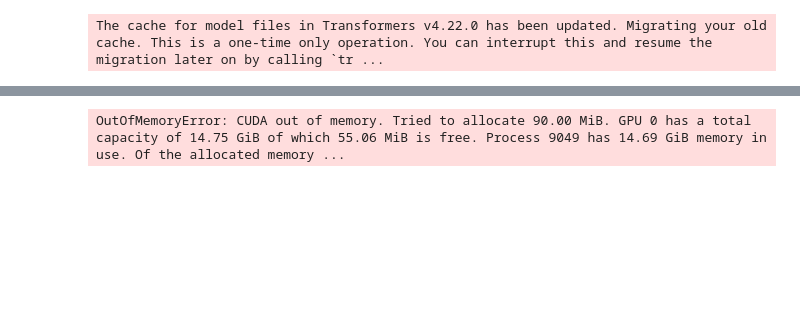
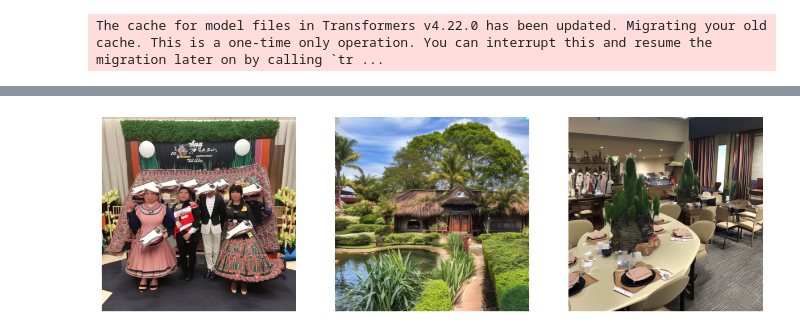
Before and after one commit to morcant-ui/Album-Cover, a Jupyter notebook: demo_pipeline.ipynb, the cells around one changed output, grey strips where cells are left out. Saved outputs shown, nothing was run; the diff lists cells and outputs as text; code cells hidden in the pictures; blank space fills up the shorter version.

```diff
--- a/demo_pipeline.ipynb
+++ b/demo_pipeline.ipynb
@@ -271,24 +277,24 @@ torch.cuda.empty_cache()
 # %%
 # RUNS
 
 prompt = str(pos_prompt_templates['1-long'])
 
 from PIL import Image
 import matplotlib.pyplot as plt
 
 images = pipe(
     prompt=prompt,
     negative_prompt="text",
     guidance_scale=7.5,
     num_inference_steps=20,
-    num_images_per_prompt=1
+    num_images_per_prompt=3
 ).images
 
 # Displaying all 3 images
-fig, axes = plt.subplots(1, 1, figsize=(15, 5))
+fig, axes = plt.subplots(1, 3, figsize=(15, 5))
 for i, ax in enumerate(axes):
     ax.imshow(images[i])
     ax.axis('off')
 plt.show()
 # %% [output]
-OutOfMemoryError: CUDA out of memory. Tried to allocate 90.00 MiB. GPU 0 has a total capacity of 14.75 GiB of which 55.06 MiB is free. Process 9049 has 14.69 GiB memory in use. Of the allocated memory ...
+[figure, added]
```
Also changed, not shown: parts of 1 cell of this notebook.
